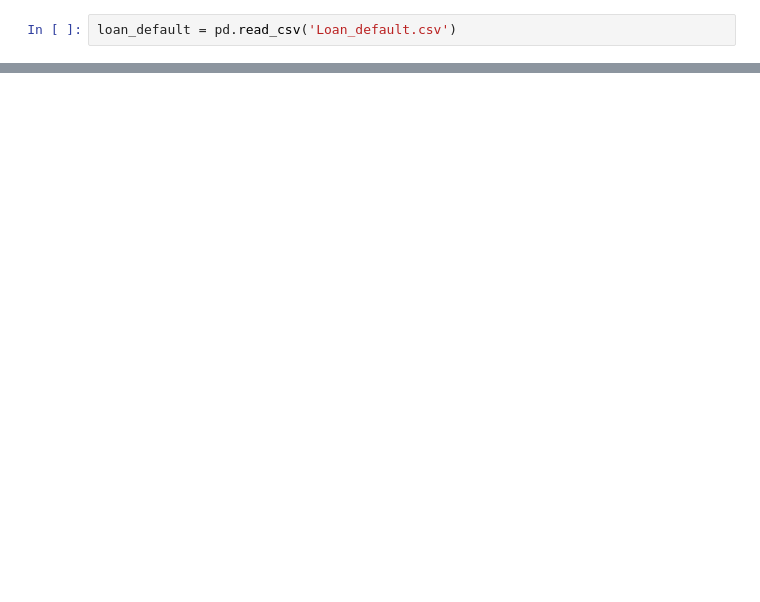
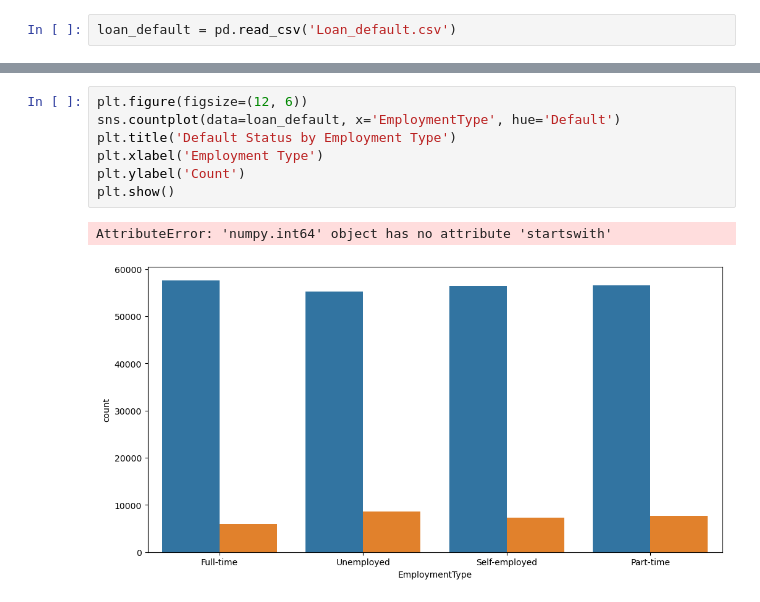
Before and after one commit to statds/course-paper-or-presentation-ChrisTruedson, a Jupyter notebook: code/STAT3494W Project Code.ipynb, the cells around one changed output, grey strips where cells are left out. Cells and saved outputs as stored; diff of their text form; blank space fills up the shorter version.

```diff
--- a/code/STAT3494W Project Code.ipynb
+++ b/code/STAT3494W Project Code.ipynb
@@ -86,0 +136,10 @@ for col in numerical_columns:
+# %%
+plt.figure(figsize=(12, 6))
+sns.countplot(data=loan_default, x='EmploymentType', hue='Default')
+plt.title('Default Status by Employment Type')
+plt.xlabel('Employment Type')
+plt.ylabel('Count')
+plt.show()
+# %% [output]
+AttributeError: 'numpy.int64' object has no attribute 'startswith'
+[figure, added]
```
Also changed, not shown: parts of 56 cells of this notebook, 15 other files.
